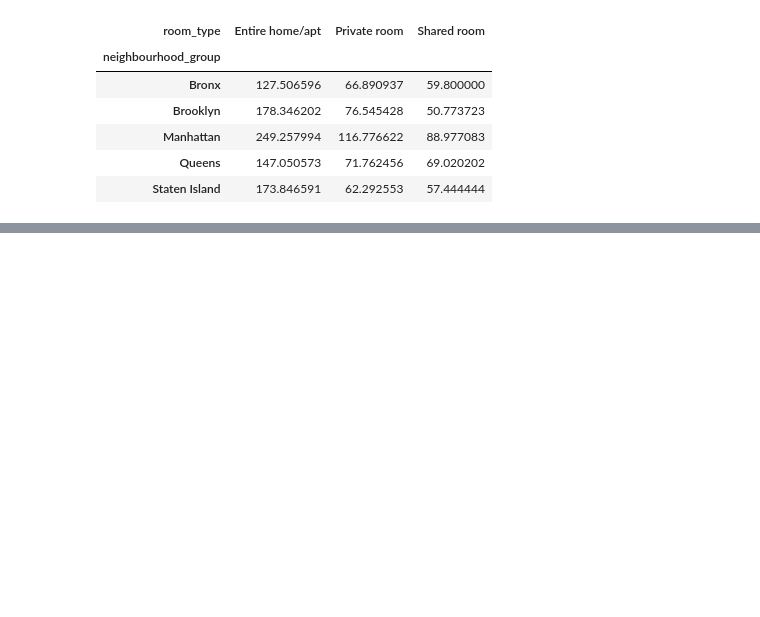
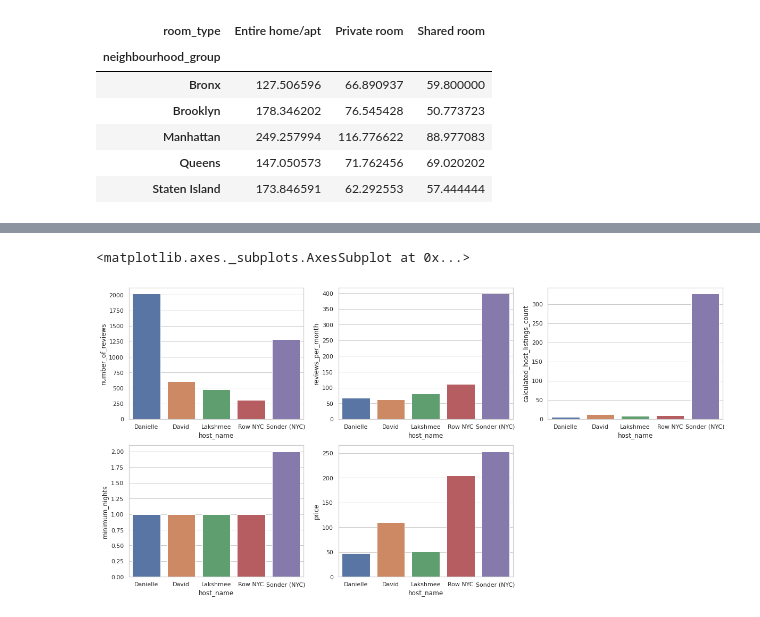
Before and after one commit to amanichivilkar/Airbnb-Booking-Analysis, a Jupyter notebook: Amani_Chivilkar_M1W4_Airbnb_Bookings_Analysis_Capstone_Project.ipynb, the cells around one changed output, grey strips where cells are left out. Drawn from its saved outputs; the diff is of its cells as text; code cells hidden in the pictures; blank space fills up the shorter version.

```diff
--- a/Amani_Chivilkar_M1W4_Airbnb_Bookings_Analysis_Capstone_Project.ipynb
+++ b/Amani_Chivilkar_M1W4_Airbnb_Bookings_Analysis_Capstone_Project.ipynb
@@ -99 +101,3 @@ df.loc[df.host_name.isna(),'host_name']=df.loc[df.host_name.isna(),'host_name'].
+# %%
+df.loc[df.name.isna(),'name']=df.loc[df.name.isna(),'name'].apply(lambda x: "no description")
 # %% [markdown]
@@ -160,0 +186,3 @@ None
+# %%
+df1=df[(df.host_id==219517861)|(df.host_id==244361589)|(df.host_id==232251881)|(df.host_id==26432133)|(df.host_id==137274917)]
+df1.groupby(['host_id','host_name','room_type','neighbourhood_group']).agg({'price':'mean','minimum_nights':'median','number_of_reviews':'sum','reviews_per_month':'sum','calculated_host_listings_count':'count'}).reset_index()
@@ -160,0 +199,26 @@ None
+# %%
+df2=df1.groupby(['host_name'])['calculated_host_listings_count'].count().reset_index()
+df3=df1.groupby(['host_name'])['number_of_reviews'].sum().reset_index()
+df4=df1.groupby(['host_name'])['minimum_nights'].median().reset_index()
+df5=df1.groupby(['host_name'])['price'].mean().reset_index()
+df6=df1.groupby(['host_name'])['reviews_per_month'].sum().reset_index()
+
+plt.figure(figsize=(20,10))
+
+plt.subplot(2,3,2)
+sns.barplot(x=df6.host_name, y=df6.reviews_per_month)
+
+plt.subplot(2,3,3)
+sns.barplot(x=df2.host_name, y=df2.calculated_host_listings_count)
+
+plt.subplot(2,3,1)
+sns.barplot(x=df3.host_name, y=df3.number_of_reviews)
+
+plt.subplot(2,3,4)
+sns.barplot(x=df4.host_name, y=df4.minimum_nights)
+
+plt.subplot(2,3,5)
+sns.barplot(x=df5.host_name, y=df5.price)
+# %% [output]
+<matplotlib.axes._subplots.AxesSubplot at 0x...>
+[figure, added]
```
Also changed, not shown: parts of 28 cells of this notebook.
